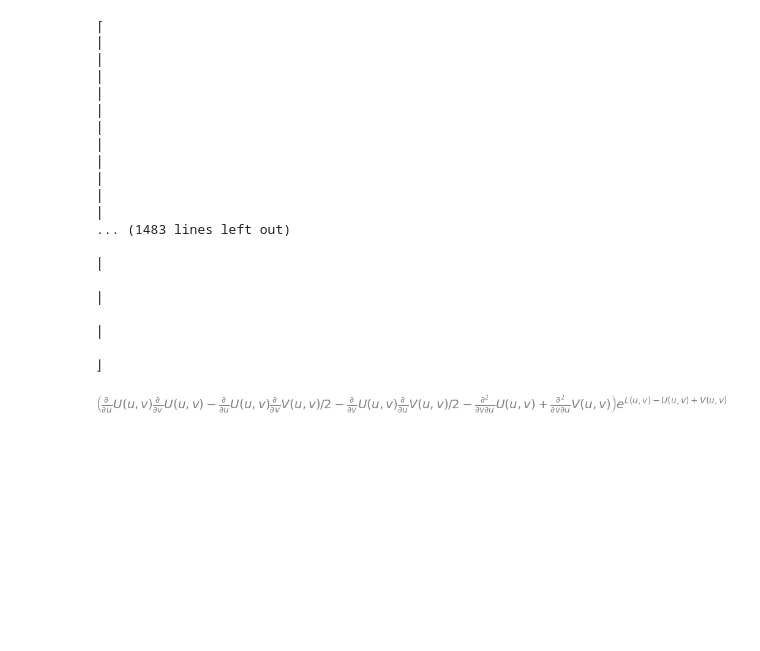
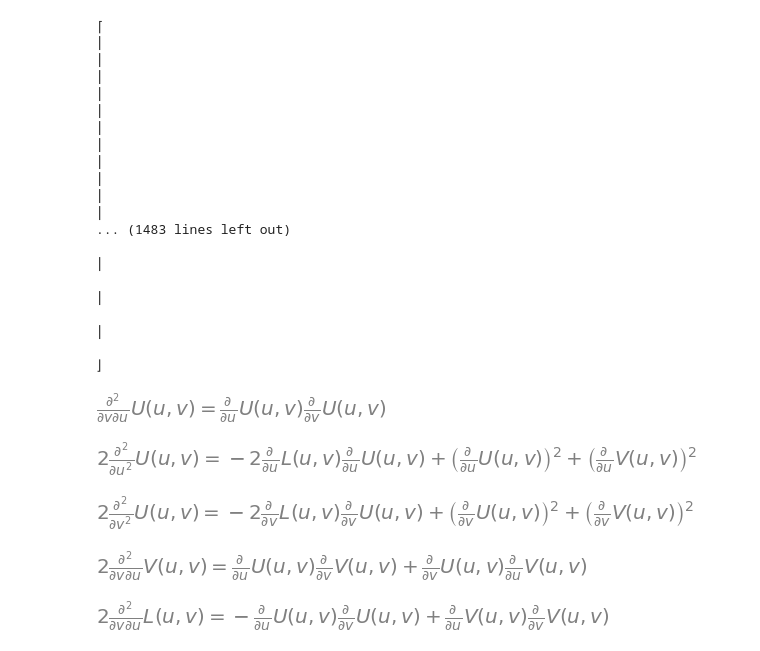
Before and after one commit to GeoffCope/General_Relativity_Python, a Jupyter notebook: Bell_Szekeres_Solution_and_Related_Solutions_of_the_Einstein_Maxwell_Equations_Barrabes_Hogan.ipynb, the cells around one changed output. Saved outputs shown, nothing was run; the diff lists cells and outputs as text; code cells hidden in the pictures; blank space fills up the shorter version.

```diff
--- a/Bell_Szekeres_Solution_and_Related_Solutions_of_the_Einstein_Maxwell_Equations_Barrabes_Hogan.ipynb
+++ b/Bell_Szekeres_Solution_and_Related_Solutions_of_the_Einstein_Maxwell_Equations_Barrabes_Hogan.ipynb
@@ -130,7 +130,28 @@ rm1.tensor()
 # %%
 weyl = WeylTensor.from_metric(metric)
 weyl.tensor()
-# %%
-simplify(Ric.tensor())[2,2]
-# %% [output]
-[figure, removed]
+# %%
+equation2pt4 = Eq(diff(U,u,v),solve( einst.tensor()[1,0] , diff(U,u,v) )[0] )
+equation2pt4
+# %% [output]
+[figure, added]
+# %%
+equation2pt5 = Eq(2*diff(U,u,u),2*solve( simplify(Ric.tensor())[0,0], diff(U,u,u) )[0] )
+equation2pt5
+# %% [output]
+[figure, added]
+# %%
+equation2pt6 = Eq( 2*diff(U,v,v),2*solve( einst.tensor()[1,1], diff(U,v,v))[0] )
+equation2pt6
+# %% [output]
+[figure, added]
+# %%
+equation2pt7 =Eq(2*diff(V,u,v),2*solve( simplify(Ric.tensor())[2,2].args[0] - simplify(Ric.tensor())[3,3].args[0] , diff(V,u,v) )[0] )
+equation2pt7
+# %% [output]
+[figure, added]
+# %%
+equation2pt8 = Eq(2*diff(L,u,v),2*solve( simplify(Ric.tensor())[1,0], diff(L,u,v) )[0]).subs(equation2pt4.args[0],equation2pt4.args[1])
+equation2pt8
+# %% [output]
+[figure, added]
```
Also changed, not shown: parts of 2 cells of this notebook.
